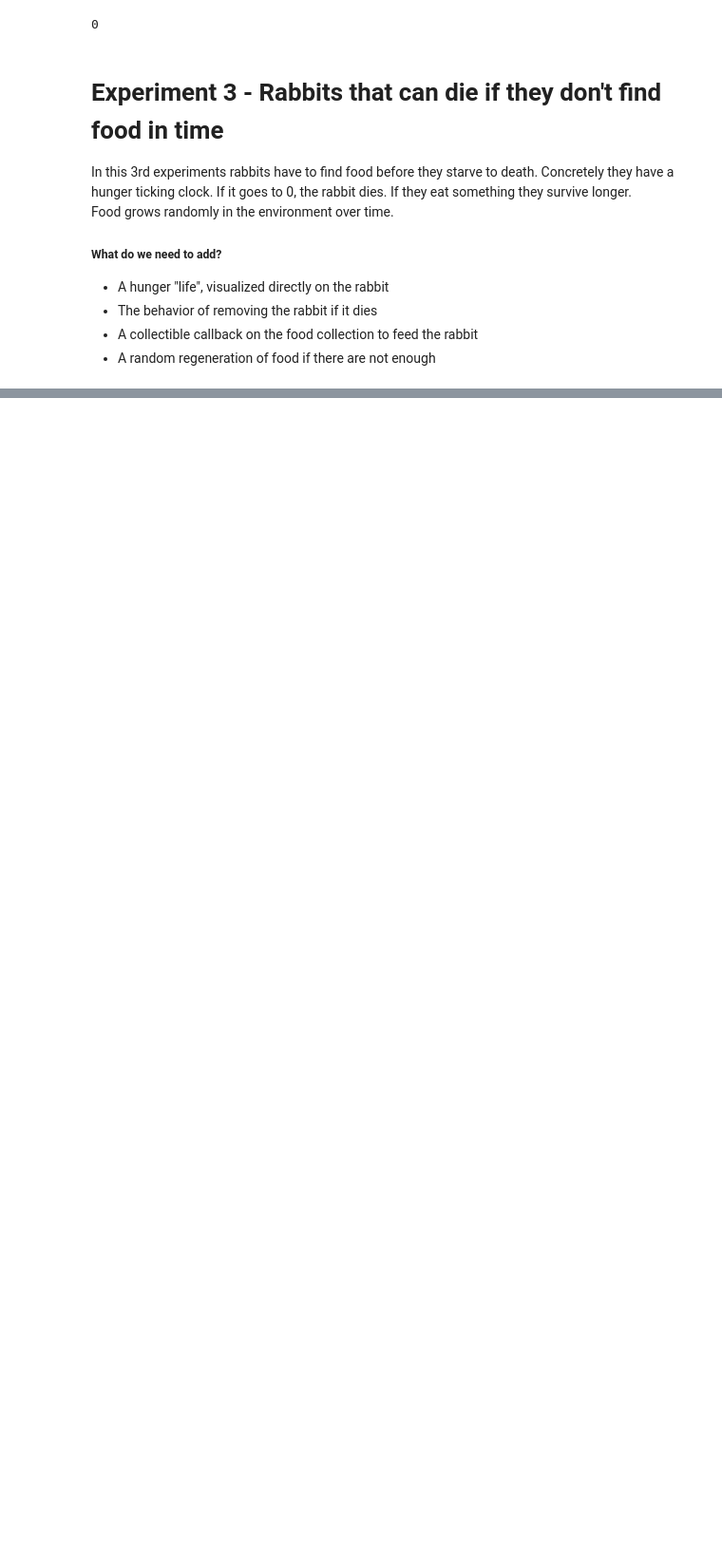
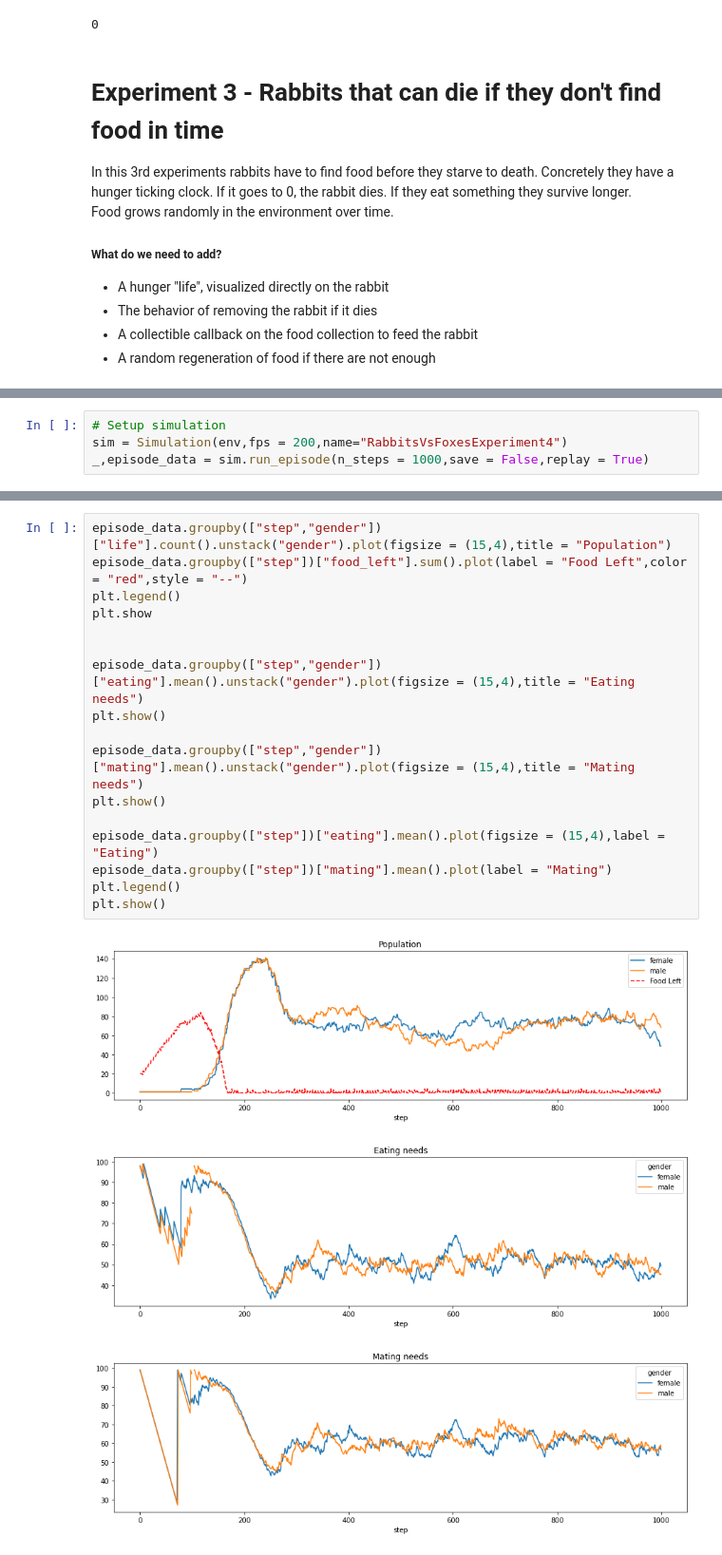
Before and after one commit to TheoLvs/westworld, a Jupyter notebook: notebooks/20210709 - Foxes vs Rabbits.ipynb, the cells around one changed output, grey strips where cells are left out. Shown at 95% size. Cells and saved outputs as stored; diff of their text form; blank space fills up the shorter version.

Commit message:
Simulation v4 foxes vs rabbit

```diff
--- a/notebooks/20210709 - Foxes vs Rabbits.ipynb
+++ b/notebooks/20210709 - Foxes vs Rabbits.ipynb
@@ -283,0 +511,4 @@ interactive(children=(Play(value=0, description='Press play', interval=200, max=
+# %%
+# Setup simulation
+sim = Simulation(env,fps = 200,name="RabbitsVsFoxesExperiment4")
+_,episode_data = sim.run_episode(n_steps = 1000,save = False,replay = True)
@@ -283,0 +518,21 @@ interactive(children=(Play(value=0, description='Press play', interval=200, max=
+# %%
+episode_data.groupby(["step","gender"])["life"].count().unstack("gender").plot(figsize = (15,4),title = "Population")
+episode_data.groupby(["step"])["food_left"].sum().plot(label = "Food Left",color = "red",style = "--")
+plt.legend()
+plt.show
+
+
+episode_data.groupby(["step","gender"])["eating"].mean().unstack("gender").plot(figsize = (15,4),title = "Eating needs")
+plt.show()
+
+episode_data.groupby(["step","gender"])["mating"].mean().unstack("gender").plot(figsize = (15,4),title = "Mating needs")
+plt.show()
+
+episode_data.groupby(["step"])["eating"].mean().plot(figsize = (15,4),label = "Eating")
+episode_data.groupby(["step"])["mating"].mean().plot(label = "Mating")
+plt.legend()
+plt.show()
+# %% [output]
+[figure, added]
+[figure, added]
+[figure, added]
```
Also changed, not shown: parts of 9 cells of this notebook, 4 other files.
